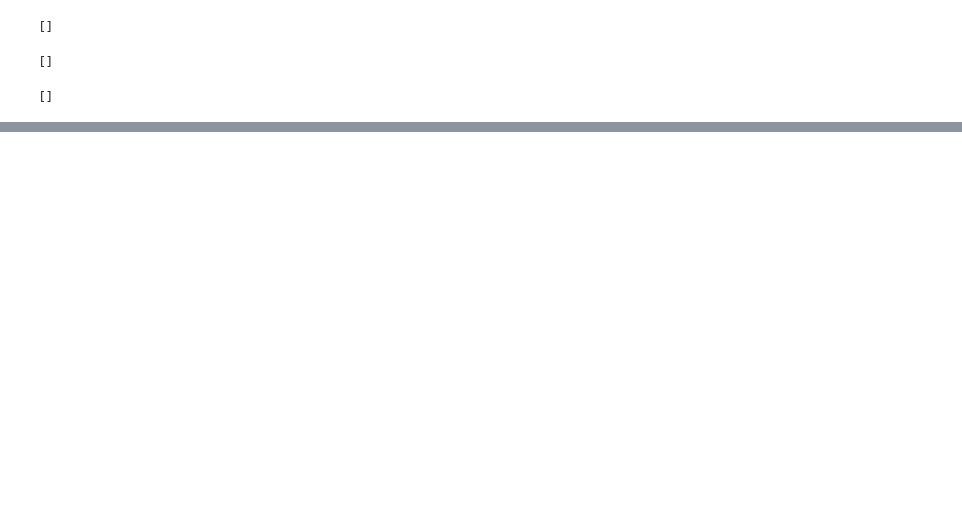
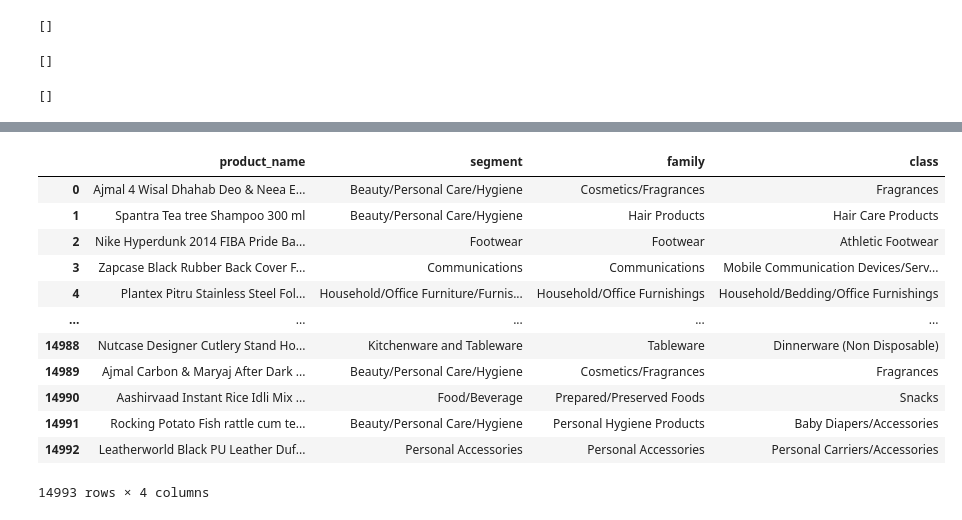
Before and after one commit to OmarSamirz/Prodify-V2.0, a Jupyter notebook: src/usda_map_dataset.ipynb, the cells around one changed output, grey strips where cells are left out. Drawn from its saved outputs; the diff is of its cells as text; code cells hidden in the pictures; blank space fills up the shorter version.

```diff
--- a/src/usda_map_dataset.ipynb
+++ b/src/usda_map_dataset.ipynb
@@ -133,0 +185,17 @@ df_usda[df_usda["family"].isna()]
+# %%
+df_test = pd.read_csv(FULL_TEST_DATASET_PATH)
+df_test
+# %% [output]
+|  | product_name | segment | family | class |
+| 0 | Ajmal 4 Wisal Dhahab Deo & Neea E... | Beauty/Personal Care/Hygiene | Cosmetics/Fragrances | Fragrances |
+| 1 | Spantra Tea tree Shampoo 300 ml | Beauty/Personal Care/Hygiene | Hair Products | Hair Care Products |
+| 2 | Nike Hyperdunk 2014 FIBA Pride Ba... | Footwear | Footwear | Athletic Footwear |
+| 3 | Zapcase Black Rubber Back Cover F... | Communications | Communications | Mobile Communication Devices/Serv... |
+| 4 | Plantex Pitru Stainless Steel Fol... | Household/Office Furniture/Furnis... | Household/Office Furnishings | Household/Bedding/Office Furnishings |
+| ... | ... | ... | ... | ... |
+| 14988 | Nutcase Designer Cutlery Stand Ho... | Kitchenware and Tableware | Tableware | Dinnerware (Non Disposable) |
+| 14989 | Ajmal Carbon & Maryaj After Dark ... | Beauty/Personal Care/Hygiene | Cosmetics/Fragrances | Fragrances |
+| 14990 | Aashirvaad Instant Rice Idli Mix ... | Food/Beverage | Prepared/Preserved Foods | Snacks |
+| 14991 | Rocking Potato Fish rattle cum te... | Beauty/Personal Care/Hygiene | Personal Hygiene Products | Baby Diapers/Accessories |
+| 14992 | Leatherworld Black PU Leather Duf... | Personal Accessories | Personal Accessories | Personal Carriers/Accessories |
+14993 rows × 4 columns
```
Also changed, not shown: parts of 18 cells of this notebook, 8 other files.
